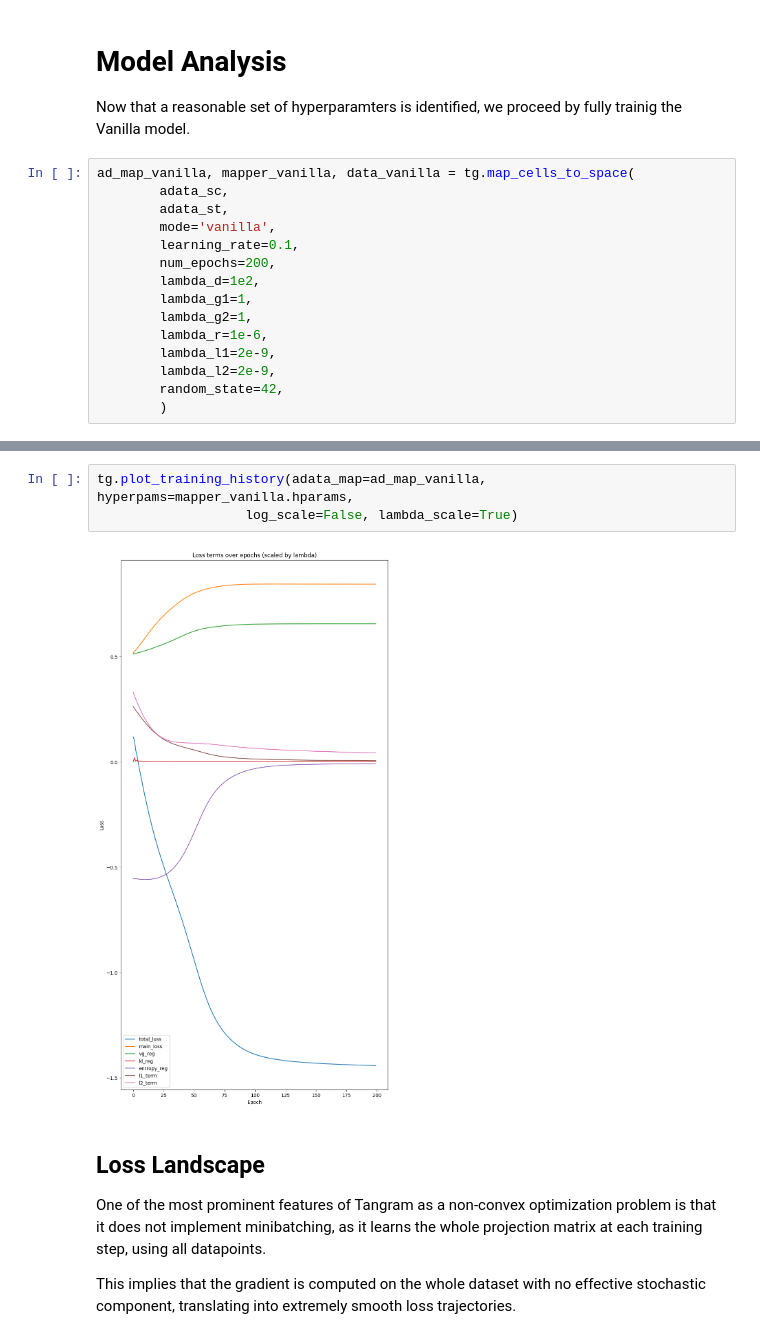
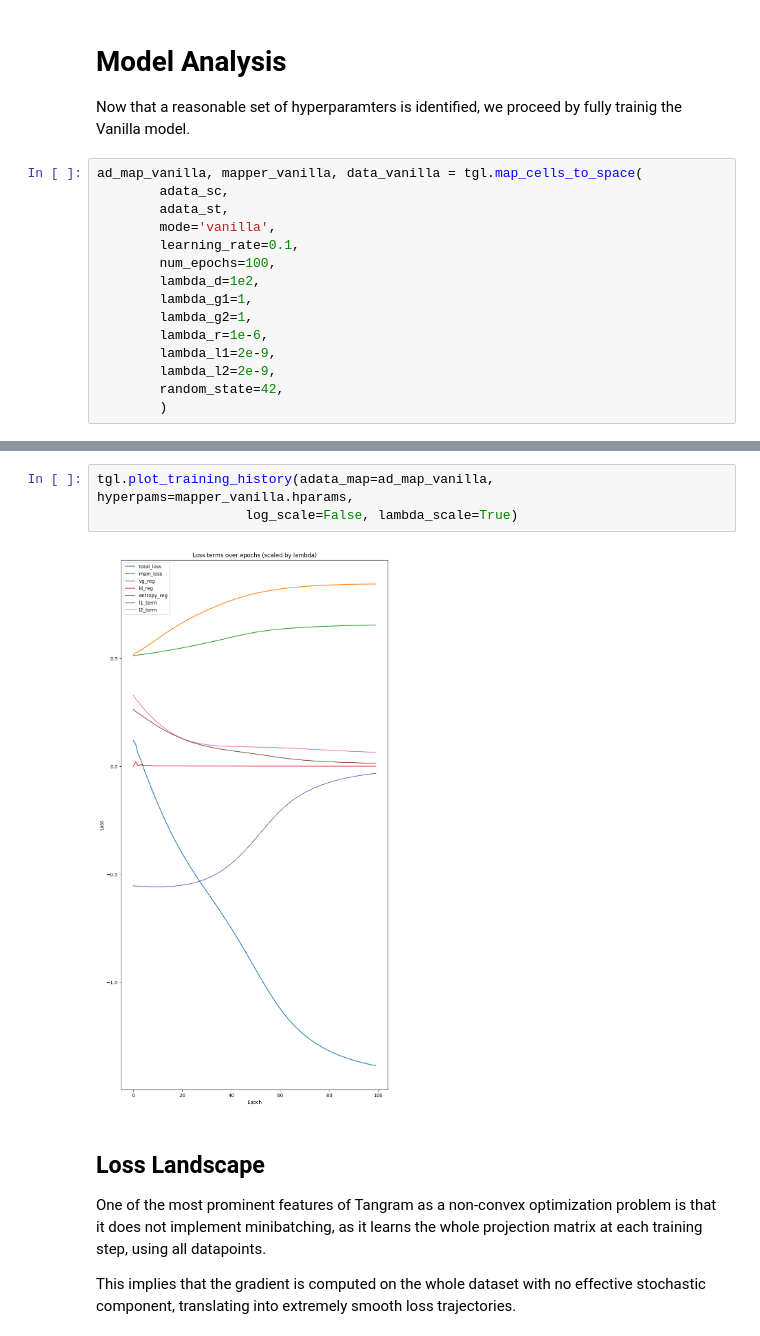
Before and after one commit to enric-bazz/Tangram, a Jupyter notebook: MyNotebooks/vanilla_model_analysis.ipynb, the cells around one changed output, grey strips where cells are left out. Drawn from its saved outputs; the diff is of its cells as text.

```diff
--- a/MyNotebooks/vanilla_model_analysis.ipynb
+++ b/MyNotebooks/vanilla_model_analysis.ipynb
@@ -279,12 +279,12 @@ The considerations made above could be used to set up a proper fine grid for eac
 # Model Analysis
 Now that a reasonable set of hyperparamters is identified, we proceed by fully trainig the Vanilla model.
 # %%
-ad_map_vanilla, mapper_vanilla, data_vanilla = tg.map_cells_to_space(
+ad_map_vanilla, mapper_vanilla, data_vanilla = tgl.map_cells_to_space(
         adata_sc,
         adata_st,
         mode='vanilla',
         learning_rate=0.1,
-        num_epochs=200,
+        num_epochs=100,
         lambda_d=1e2,
         lambda_g1=1,
         lambda_g2=1,
@@ -317,8 +322,8 @@ Epoch 100: {'Total loss': -1.3896830081939697, 'Score': 0.8449721336364746, 'KL
 # %%
-tg.plot_training_history(adata_map=ad_map_vanilla, hyperpams=mapper_vanilla.hparams,
+tgl.plot_training_history(adata_map=ad_map_vanilla, hyperpams=mapper_vanilla.hparams,
                    log_scale=False, lambda_scale=True)
 # %% [output]
-[figure, old version]
+[figure, new version]
 # %% [markdown]
 ## Loss Landscape
 One of the most prominent features of Tangram as a non-convex optimization problem is that it does not implement minibatching, as it learns the whole projection matrix at each training step, using all datapoints.
```
Also changed, not shown: parts of 27 cells of this notebook.
